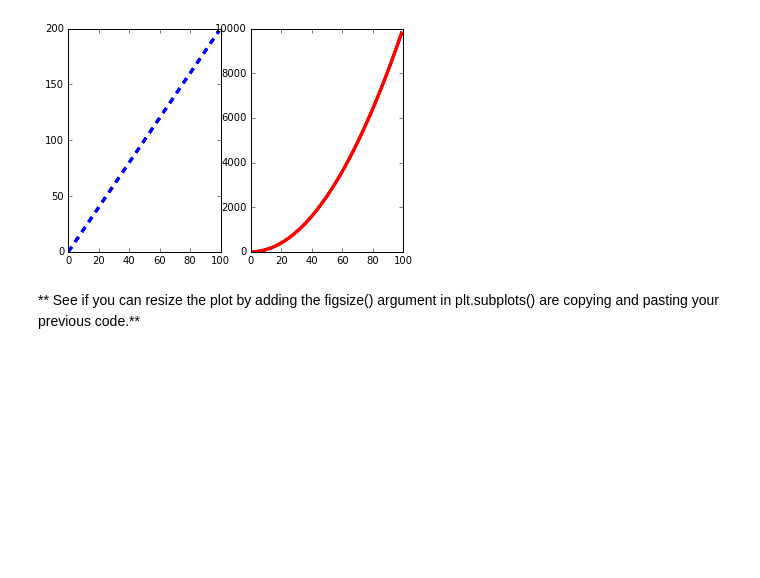
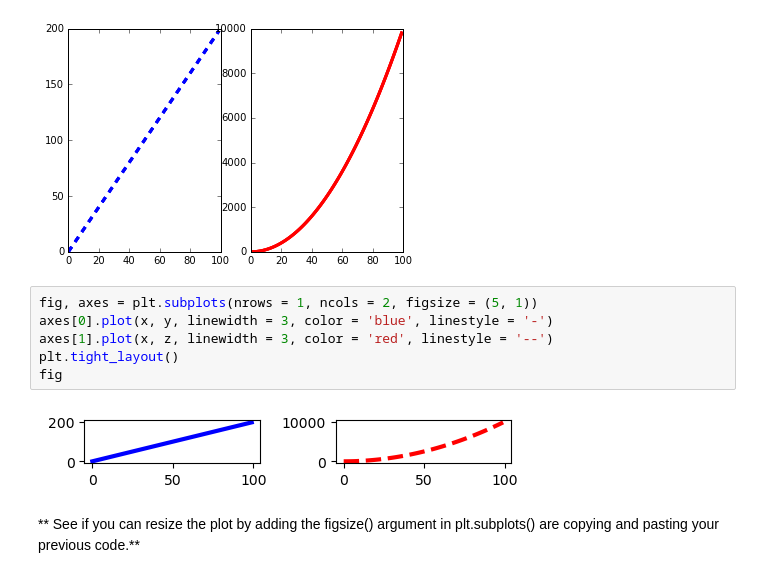
Before and after one commit to DavidASchonfeld/data-course, a Jupyter notebook: Notes I Took While Taking Course/4-Matplotlib/02-Matplotlib Exercises.ipynb, the cells around one changed output. Saved outputs shown, nothing was run; the diff lists cells and outputs as text; blank space fills up the shorter version.

```diff
--- a/Notes I Took While Taking Course/4-Matplotlib/02-Matplotlib Exercises.ipynb
+++ b/Notes I Took While Taking Course/4-Matplotlib/02-Matplotlib Exercises.ipynb
@@ -110,6 +123,14 @@ plt.show()
 # %%
 # %% [output]
 [figure]
+# %%
+fig, axes = plt.subplots(nrows = 1, ncols = 2, figsize = (5, 1))
+axes[0].plot(x, y, linewidth = 3, color = 'blue', linestyle = '-')
+axes[1].plot(x, z, linewidth = 3, color = 'red', linestyle = '--')
+plt.tight_layout()
+fig
+# %% [output]
+[figure, added]
 # %% [markdown]
 ** See if you can resize the plot by adding the figsize() argument in plt.subplots() are copying and pasting your previous code.**
 # %%
```
Also changed, not shown: parts of 6 cells of this notebook, 1 other file.
